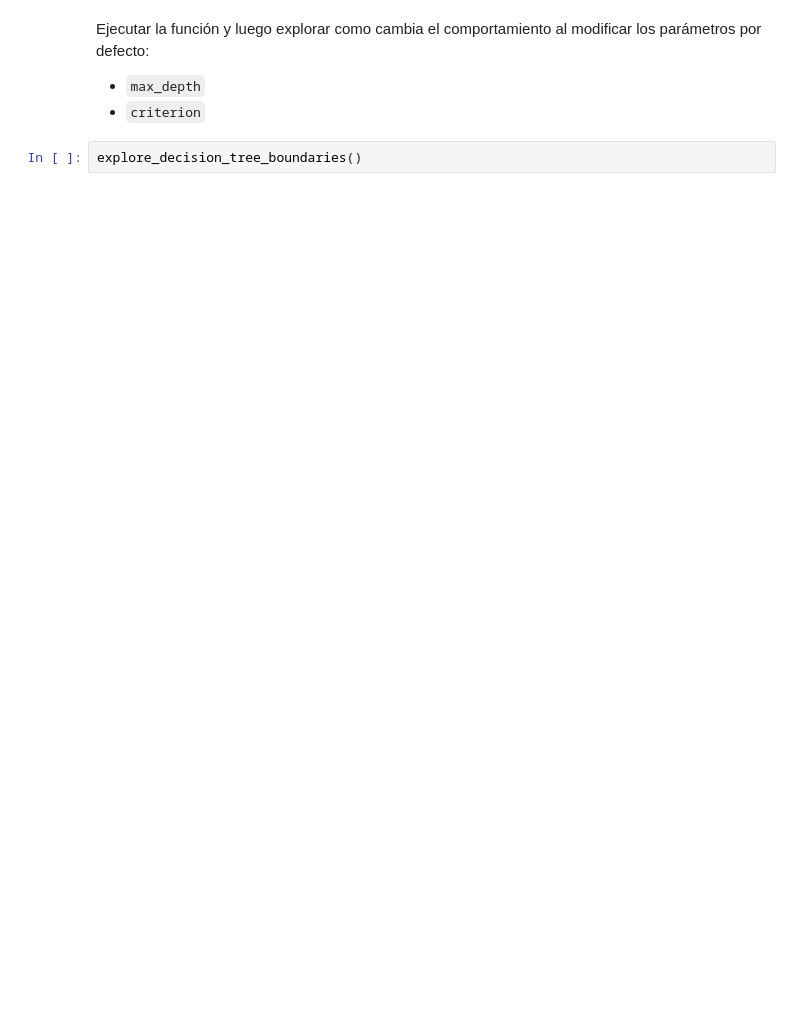
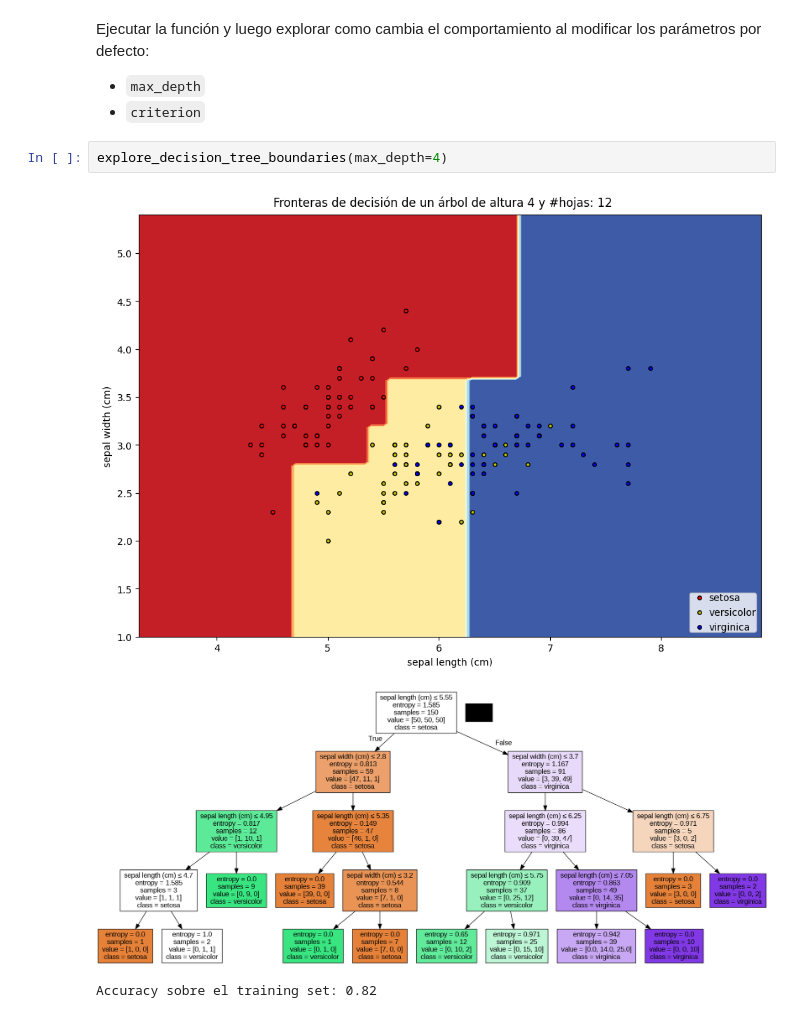
Before and after one commit to AzulBarr/Aprendizaje-Automatico, a Jupyter notebook: notebooks/notebook_03_arboles_de_decision_sklearn-published.ipynb, the cells around one changed output. Drawn from its saved outputs; the diff is of its cells as text; blank space fills up the shorter version.

```diff
--- a/notebooks/notebook_03_arboles_de_decision_sklearn-published.ipynb
+++ b/notebooks/notebook_03_arboles_de_decision_sklearn-published.ipynb
@@ -366,4 +449,8 @@ Ejecutar la función y luego explorar como cambia el comportamiento al modificar
   - `max_depth`
   - `criterion`
 # %%
-explore_decision_tree_boundaries()
+explore_decision_tree_boundaries(max_depth=4)
+# %% [output]
+[figure, added]
+[figure, added]
+Accuracy sobre el training set: 0.82
```
Also changed, not shown: parts of 15 cells of this notebook.
